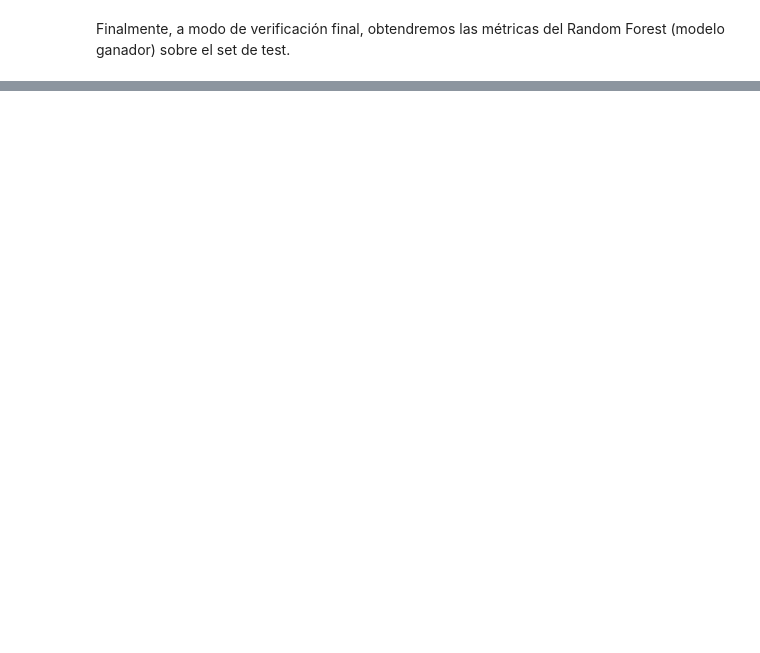
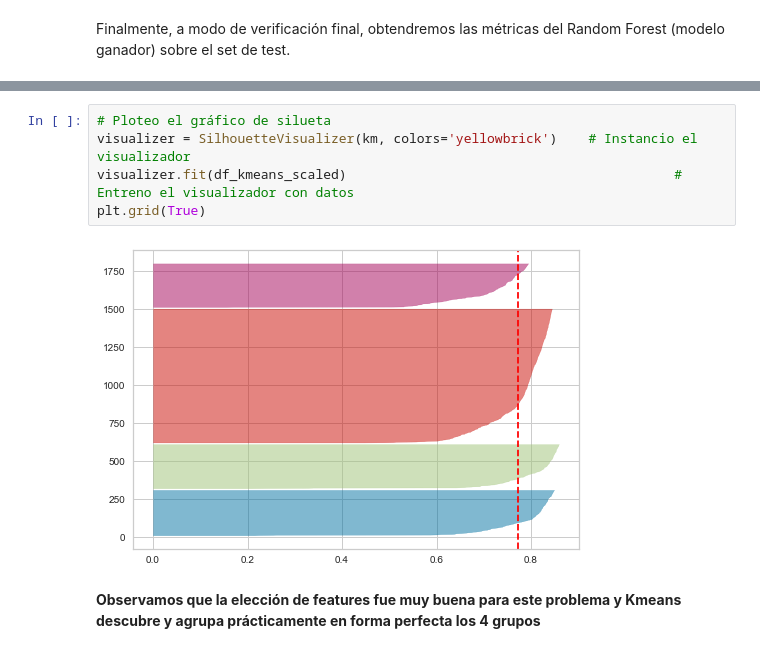
Before and after one commit to maxit1992/CEIA_AMQ1, a Jupyter notebook: TP_Integrador/TP_Integrador.ipynb, the cells around one changed output, grey strips where cells are left out. Drawn from its saved outputs; the diff is of its cells as text; blank space fills up the shorter version.

```diff
--- a/TP_Integrador/TP_Integrador.ipynb
+++ b/TP_Integrador/TP_Integrador.ipynb
@@ -922,0 +1115,9 @@ Finalmente, a modo de verificación final, obtendremos las métricas del Random
+# %%
+# Ploteo el gráfico de silueta
+visualizer = SilhouetteVisualizer(km, colors='yellowbrick')    # Instancio el visualizador
+visualizer.fit(df_kmeans_scaled)                                          # Entreno el visualizador con datos
+plt.grid(True)
+# %% [output]
+[figure, added]
+# %% [markdown]
+**Observamos que la elección de features fue muy buena para este problema y Kmeans descubre y agrupa prácticamente en forma perfecta los 4 grupos**
```
Also changed, not shown: parts of 61 cells of this notebook, 1 other file.
